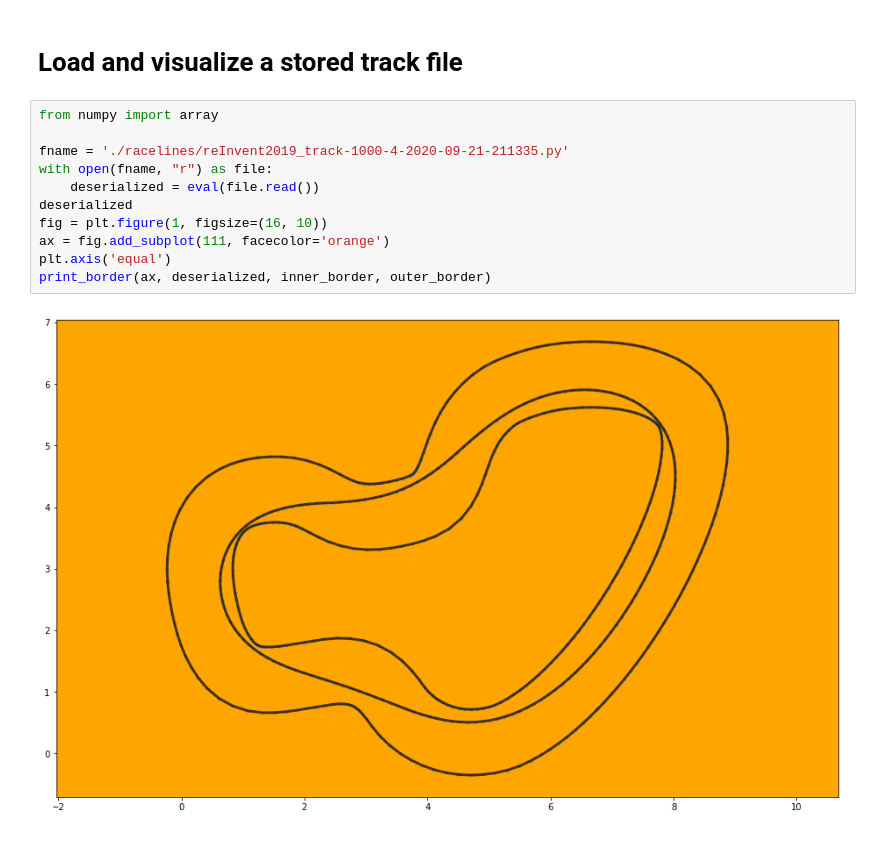
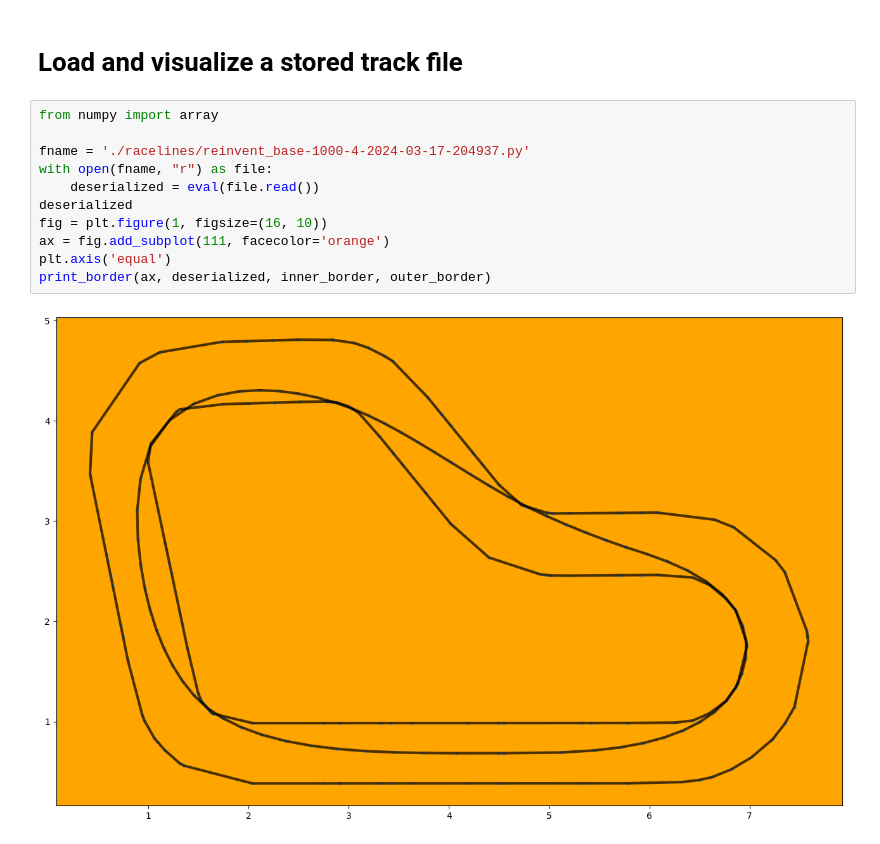
Before and after one commit to Kai-log-93/DeepRacer, a Jupyter notebook: race-line-calculator/Race-Line-Calculation.ipynb, the cells around one changed output. Drawn from its saved outputs; the diff is of its cells as text.

```diff
--- a/race-line-calculator/Race-Line-Calculation.ipynb
+++ b/race-line-calculator/Race-Line-Calculation.ipynb
@@ -262,13 +262,13 @@ Writing numpy binary to ./racelines/reInvent2019_track-1000-4-2020-09-22-183612.
 # %%
 from numpy import array
 
-fname = './racelines/reInvent2019_track-1000-4-2020-09-21-211335.py'
+fname = './racelines/reinvent_base-1000-4-2024-03-17-204937.py'
 with open(fname, "r") as file:
     deserialized = eval(file.read())
 deserialized
 fig = plt.figure(1, figsize=(16, 10))
 ax = fig.add_subplot(111, facecolor='orange')
 plt.axis('equal')
 print_border(ax, deserialized, inner_border, outer_border)
 # %% [output]
-[figure, old version]
+[figure, new version]
```
Also changed, not shown: parts of 4 cells of this notebook, 4 other files.
